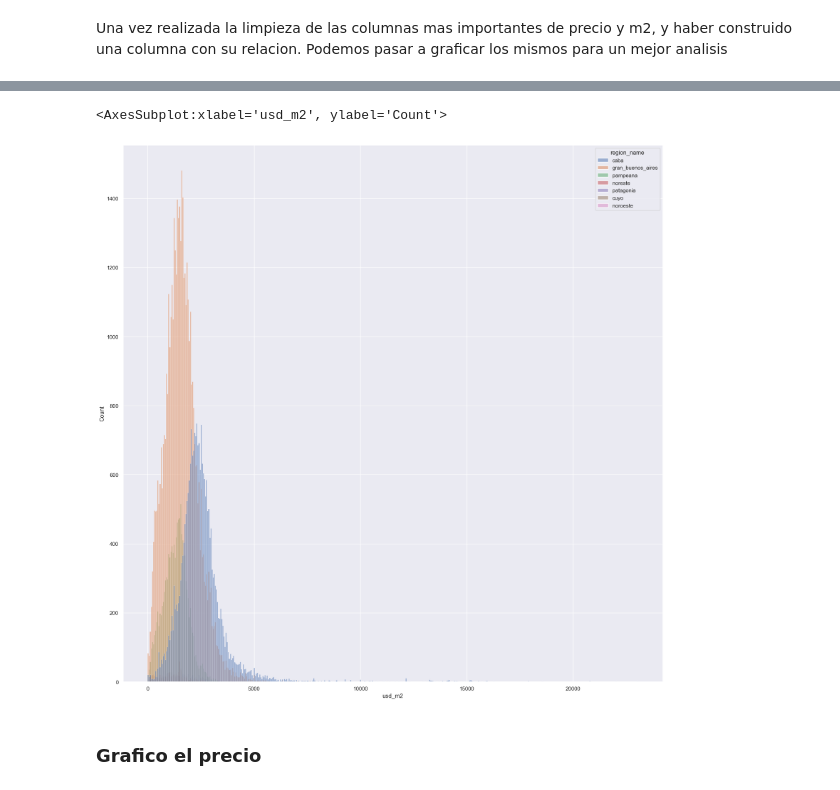
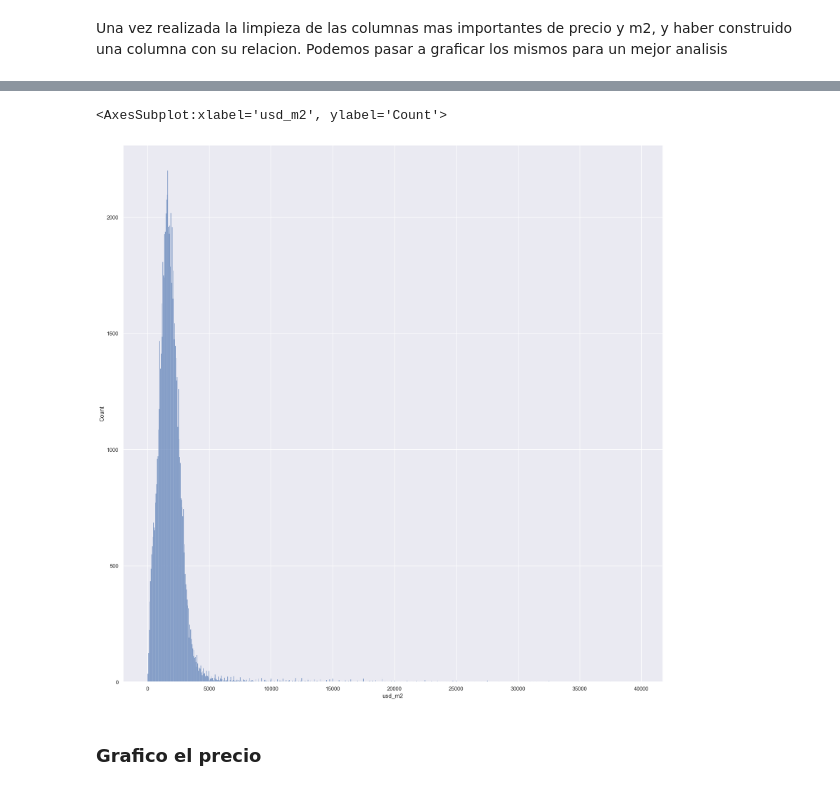
Before and after one commit to JoaquinC-1/TP_DH, a Jupyter notebook: TP_properati.ipynb, the cells around one changed output, grey strips where cells are left out. Drawn from its saved outputs; the diff is of its cells as text; code cells hidden in the pictures.

```diff
--- a/TP_properati.ipynb
+++ b/TP_properati.ipynb
@@ -518,3 +501,0 @@ Creo columna de USD/m2
-# %%
-#Agrego columna usd/m2
-data["usd_m2"] = data.price_aprox_usd /data.surface_total_in_m2
@@ -738,4 +721 @@ max      4.654544e+07
 Name: price_aprox_usd, dtype: float64
-# %%
-# ME quedo con los mayores de 60 dolares (Fue arbitrario)
-data = data[data["price_aprox_usd"] > 60]
@@ -744 +726,4 @@ Completo los NaN con la media segun region y propiedad
+# %%
+# Elimino las filas con valores de m2 menores a 18 m2
+data = data[data.price_aprox_usd >= 1000]
 # %%
@@ -747,2 +731,0 @@ price_grouped = data.groupby(by=["region_name","property_type"])["price_aprox_us
-# %%
-data.price_aprox_usd.fillna(price_grouped.transform("median"), inplace=True)
@@ -801,8 +766,8 @@ Una vez realizada la limpieza de las columnas mas importantes de precio y m2, y
 # %%
-sns.histplot(data, x="usd_m2", hue="region_name")
+sns.histplot(data, x="usd_m2")
 # %% [output]
 <AxesSubplot:xlabel='usd_m2', ylabel='Count'>
-[figure, old version]
+[figure, new version]
 # %% [markdown]
 ### Grafico el precio
 # %% [markdown]
```
Also changed, not shown: parts of 57 cells of this notebook.
